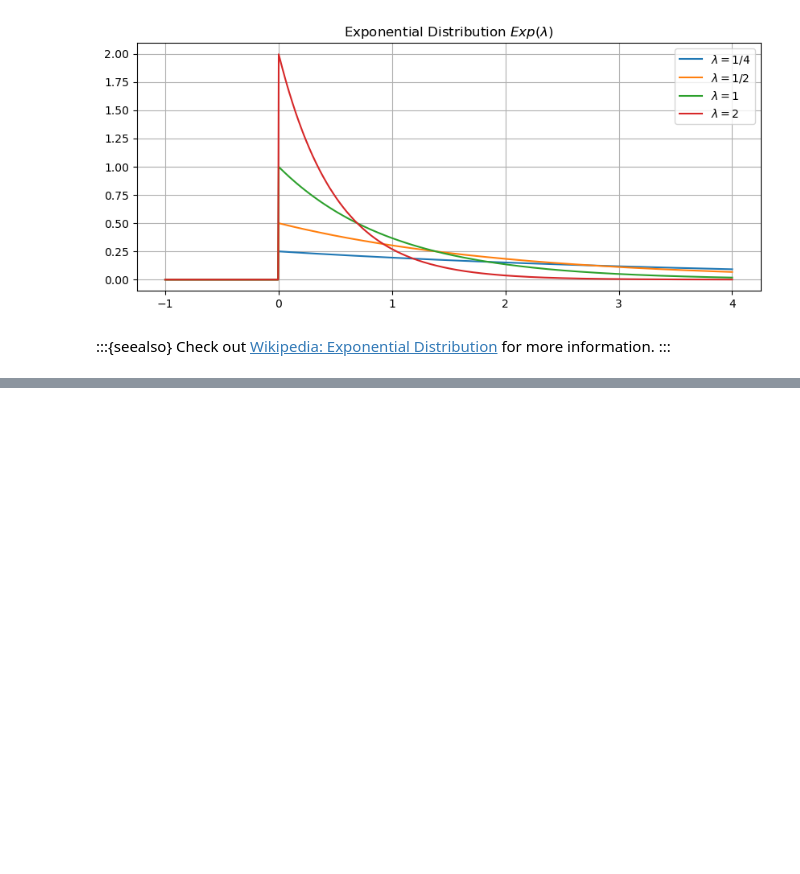
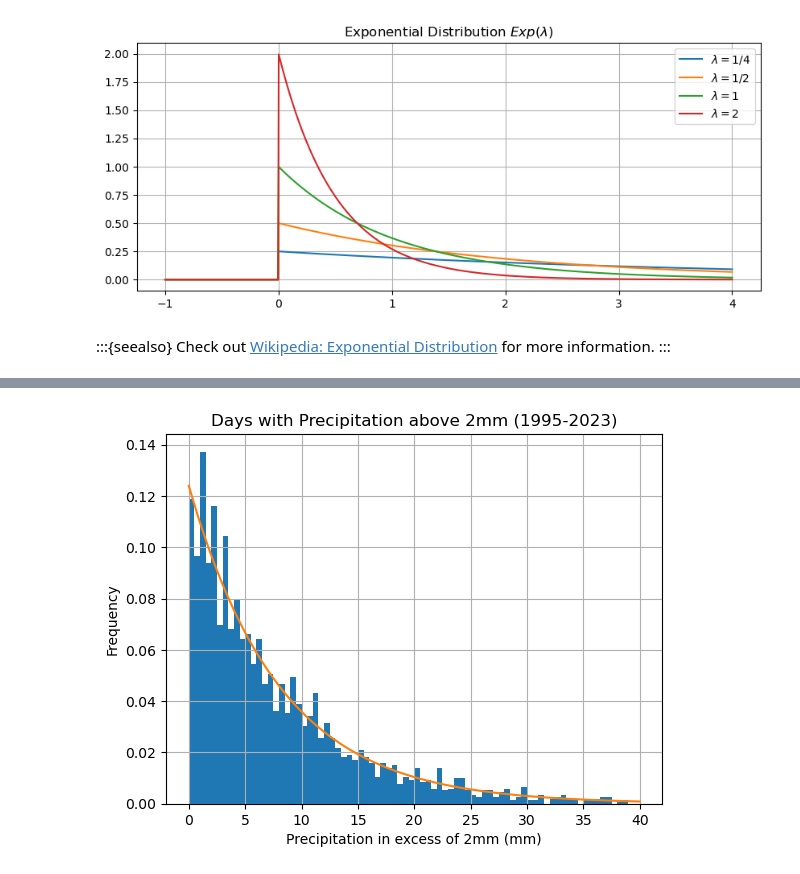
Before and after one commit to UBCMath/MATH360, a Jupyter notebook: stochastic/distributions/exponential.ipynb, the cells around one changed output, grey strips where cells are left out. Saved outputs shown, nothing was run; the diff lists cells and outputs as text; code cells hidden in the pictures; blank space fills up the shorter version.

```diff
--- a/stochastic/distributions/exponential.ipynb
+++ b/stochastic/distributions/exponential.ipynb
@@ -38,0 +99,11 @@ Check out [Wikipedia: Exponential Distribution](https://en.wikipedia.org/wiki/Ex
+# %%
+df['precipitation2'].hist(bins=np.arange(0,40.5,0.5),density=True)
+x = np.linspace(0,40,200)
+y = exponential(x,lam)
+plt.plot(x,y)
+plt.xlabel('Precipitation in excess of 2mm (mm)'), plt.ylabel('Frequency')
+plt.title('Days with Precipitation above 2mm (1995-2023)')
+plt.grid(True)
+plt.show()
+# %% [output]
+[figure, added]
```
Also changed, not shown: parts of 14 cells of this notebook, 4 other files.
